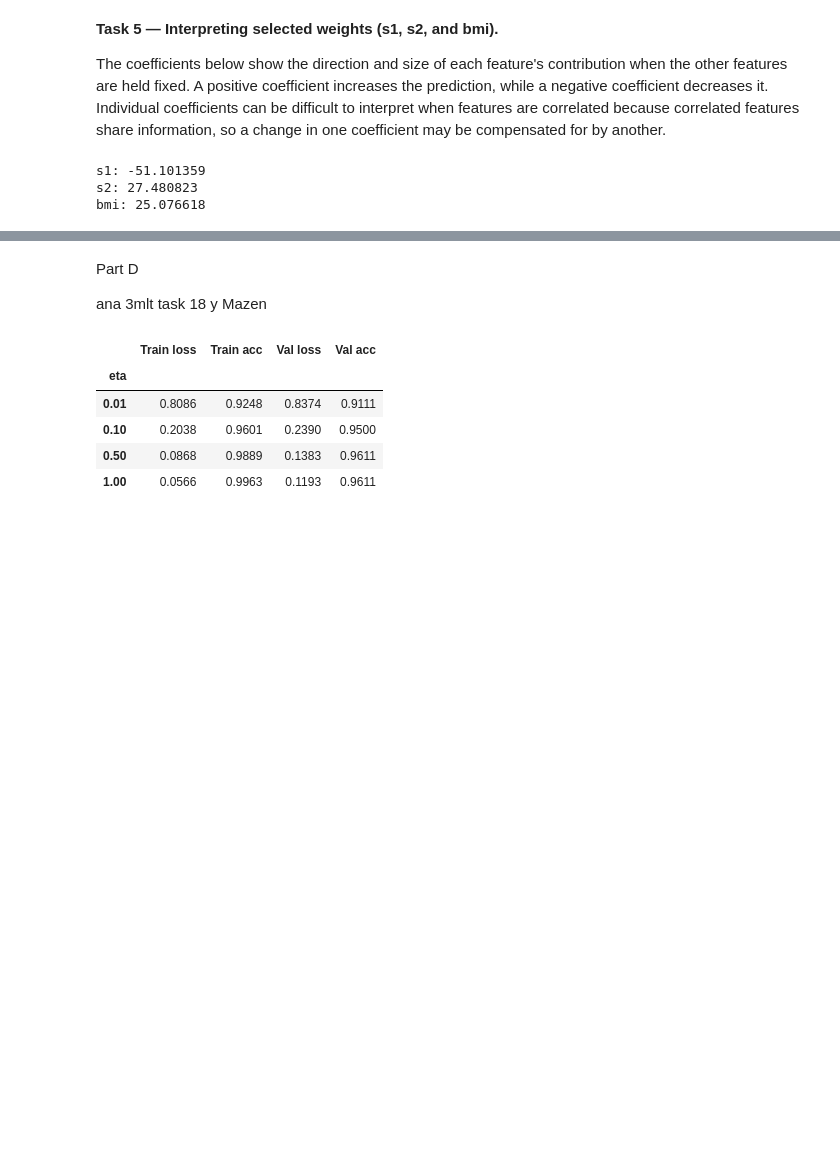
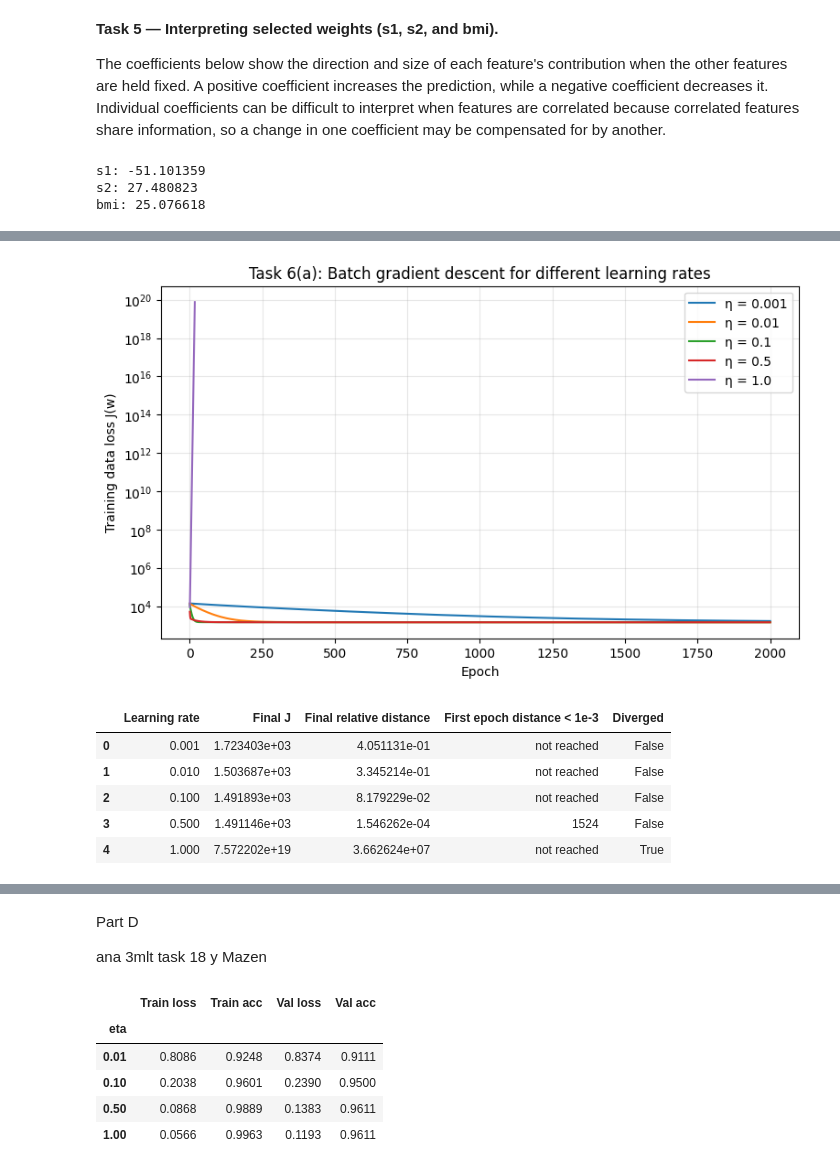
Before and after one commit to YaseenRamzyy/ML-Assignment-2, a Jupyter notebook: ML_Assignment_2.ipynb, the cells around one changed output, grey strips where cells are left out. Saved outputs shown, nothing was run; the diff lists cells and outputs as text; code cells hidden in the pictures; blank space fills up the shorter version.

```diff
--- a/ML_Assignment_2.ipynb
+++ b/ML_Assignment_2.ipynb
@@ -558,0 +572,76 @@ bmi: 25.076618
+# %%
+def linear_loss(X, y, w):
+    # Data loss only (no regularization).
+    error = X @ w - y
+    return 0.5 * np.mean(error ** 2)
+
+
+def linear_gradient(X, y, w):
+    return X.T @ (X @ w - y) / len(y)
+
+
+def batch_gradient_descent(X, y, eta, epochs, reference_w=None):
+    w = np.zeros(X.shape[1])
+    losses = []
+    distances = []
+    diverged = False
+
+    for epoch in range(epochs):
+        grad = linear_gradient(X, y, w)
+        w = w - eta * grad
+
+        # Stop safely if the step size causes numerical divergence.
+        if not np.all(np.isfinite(w)) or np.linalg.norm(w) > 1e10:
+            diverged = True
+            break
+
+        losses.append(linear_loss(X, y, w))
+        if reference_w is not None:
+            distances.append(
+                np.linalg.norm(w - reference_w) / max(np.linalg.norm(reference_w), 1e-12)
+            )
+
+    return w, np.asarray(losses), np.asarray(distances), diverged
+
+
+learning_rates = [0.001, 0.01, 0.1, 0.5, 1.0]
+gd_runs = {}
+
+plt.figure(figsize=(9, 5))
+for eta in learning_rates:
+    w, losses, distances, diverged = batch_gradient_descent(
+        Xtr, ytr, eta, epochs=2000, reference_w=w_star
+    )
+    gd_runs[eta] = {
+        "w": w, "losses": losses, "distances": distances, "diverged": diverged
+    }
+    if len(losses):
+        plt.plot(np.arange(1, len(losses) + 1), losses, label=f"η = {eta}")
+plt.yscale("log")
+plt.xlabel("Epoch")
+plt.ylabel("Training data loss J(w)")
+plt.title("Task 6(a): Batch gradient descent for different learning rates")
+plt.legend()
+plt.grid(True, alpha=0.3)
+plt.show()
+
+summary_rows = []
+for eta, result in gd_runs.items():
+    d = result["distances"]
+    first_epoch = np.where(d < 1e-3)[0]
+    summary_rows.append({
+        "Learning rate": eta,
+        "Final J": result["losses"][-1] if len(result["losses"]) else np.inf,
+        "Final relative distance": d[-1] if len(d) else np.inf,
+        "First epoch distance < 1e-3": int(first_epoch[0] + 1) if len(first_epoch) else "not reached",
+        "Diverged": result["diverged"]
+    })
+display(pd.DataFrame(summary_rows))
+# %% [output]
+[figure, added]
+|  | Learning rate | Final J | Final relative distance | First epoch distance < 1e-3 | Diverged |
+| 0 | 0.001 | 1.723403e+03 | 4.051131e-01 | not reached | False |
+| 1 | 0.010 | 1.503687e+03 | 3.345214e-01 | not reached | False |
+| 2 | 0.100 | 1.491893e+03 | 8.179229e-02 | not reached | False |
+| 3 | 0.500 | 1.491146e+03 | 1.546262e-04 | 1524 | False |
+| 4 | 1.000 | 7.572202e+19 | 3.662624e+07 | not reached | True |
```
Also changed, not shown: parts of 16 cells of this notebook.
